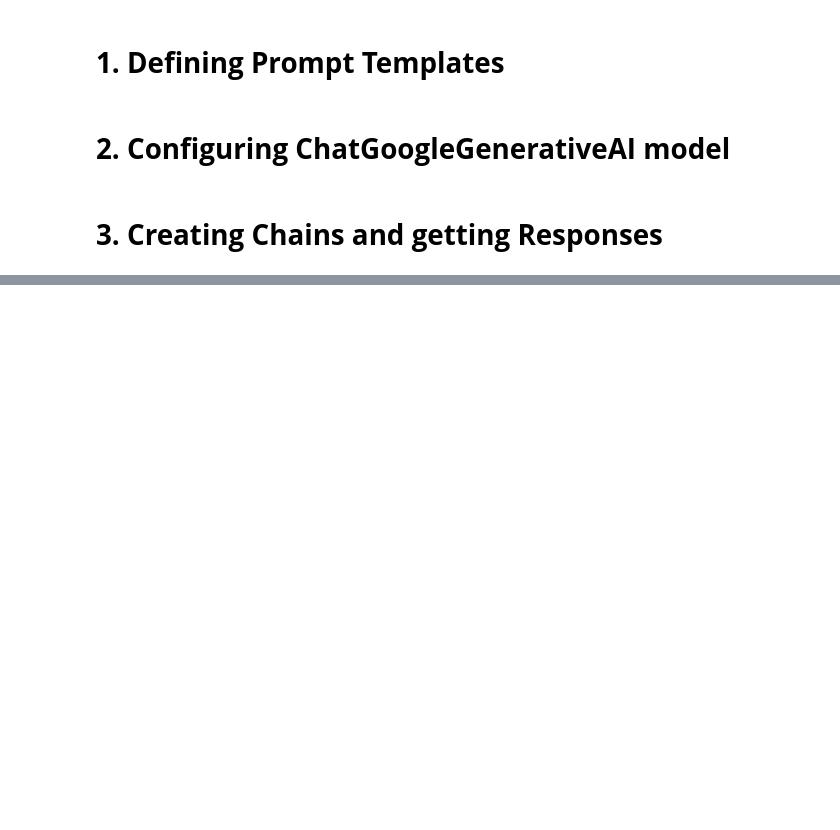
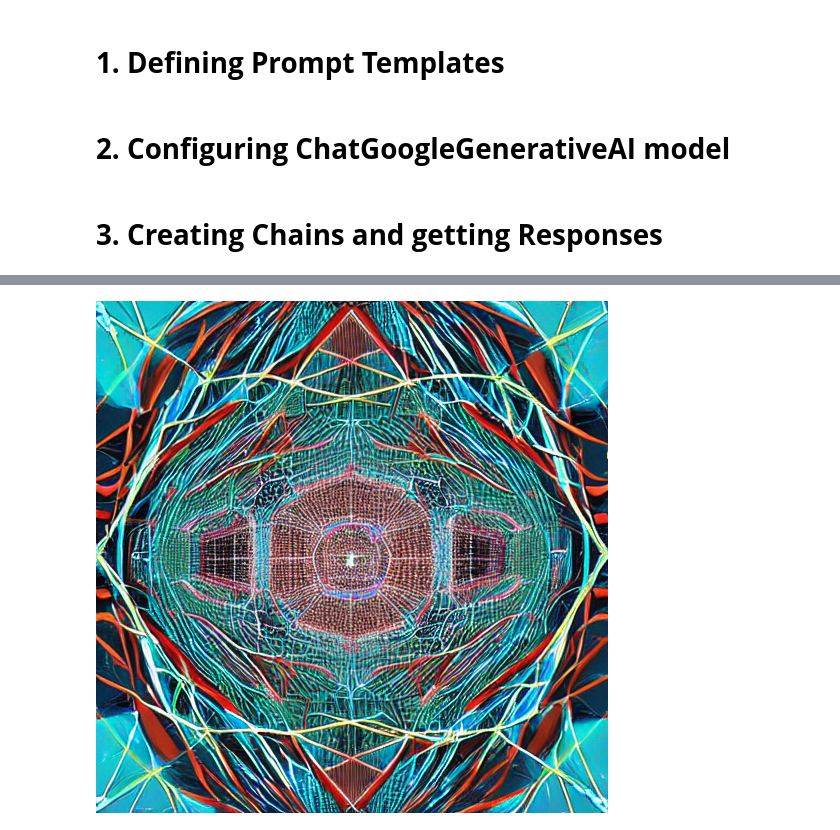
Before and after one commit to KhurramDevOps/Quarter-02, a Jupyter notebook: Langchain_Project_no_1_Prompt_templatesipynb.ipynb, the cells around one changed output, grey strips where cells are left out. Drawn from its saved outputs; the diff is of its cells as text; code cells hidden in the pictures; blank space fills up the shorter version.

Commit message:
generating image using Third Response

```diff
--- a/Langchain_Project_no_1_Prompt_templatesipynb.ipynb
+++ b/Langchain_Project_no_1_Prompt_templatesipynb.ipynb
@@ -86,7 +86,7 @@ llm3 = ChatGoogleGenerativeAI(
     api_key=GOOGLE_API_KEY,
     temperature=0.7,
     model="gemini-2.0-flash-exp",
-    max_output_tokens=160,
+    max_output_tokens=150,
 )
 # %% [markdown]
 # **3. Creating Chains and getting Responses**
@@ -244,0 +218,23 @@ The background should be a vast, interconnected
+# %%
+from diffusers import StableDiffusionPipeline
+import torch
+
+# Load the Stable Diffusion v1.5 pipeline
+pipe = StableDiffusionPipeline.from_pretrained(
+    "runwayml/stable-diffusion-v1-5",  # Lightweight and optimized
+    torch_dtype=torch.float16  # Use half-precision for reduced memory usage
+)
+
+# Move to GPU
+pipe.to("cuda")
+
+# Enable memory-efficient attention
+pipe.enable_attention_slicing()  # Reduce attention memory footprint
+  # Efficient attention (if supported)
+
+# Generate the image at a moderate resolution
+image = pipe(third_response.content, height=512, width=512).images[0]
+
+# Save the image
+image.save("optimized_image.png")
+print("Image generated and saved as 'optimized_image.png'")
@@ -244,0 +245,4 @@ The background should be a vast, interconnected
+# %%
+image
+# %% [output]
+[figure, added]
```
Also changed, not shown: parts of 2 cells of this notebook.
